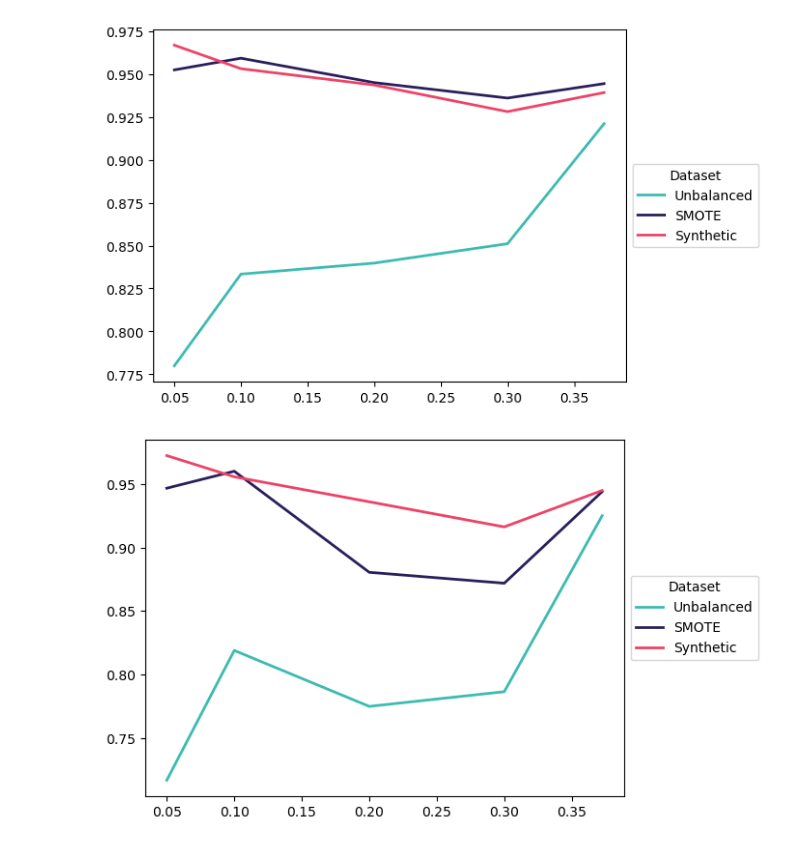
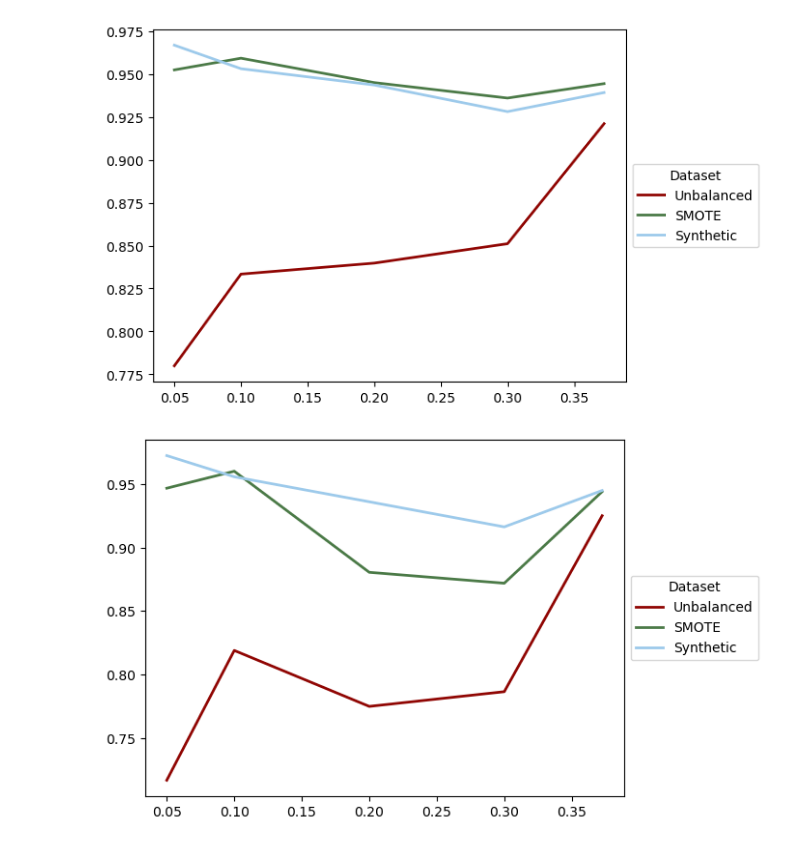
Before and after one commit to sprice134/MQP-2023, a Jupyter notebook: Code/Wole-Paper1/finalVersions/augmentationImbalnceTrends.ipynb, the cells around one changed output. Saved outputs shown, nothing was run; the diff lists cells and outputs as text; code cells hidden in the pictures.

```diff
--- a/Code/Wole-Paper1/finalVersions/augmentationImbalnceTrends.ipynb
+++ b/Code/Wole-Paper1/finalVersions/augmentationImbalnceTrends.ipynb
@@ -95,15 +95,15 @@ syn_wdbc = [.9391, 0.928, 0.9435, 0.953, 0.9667]
 wdbc_x_vals = [0.3725, 0.3, 0.2, 0.1, 0.05]
 
 
-plt.plot(wdbc_x_vals, raw_wdbc,  label='Unbalanced', color='#3CBBB1', linewidth=2)
-plt.plot(wdbc_x_vals, smote_wdbc, label='SMOTE', color='#2A1E5C', linewidth=2)
-plt.plot(wdbc_x_vals, syn_wdbc, label='Synthetic', color='#EE4266', linewidth=2)
+plt.plot(wdbc_x_vals, raw_wdbc,  label='Unbalanced', color='#900603', linewidth=2)
+plt.plot(wdbc_x_vals, smote_wdbc, label='SMOTE', color='#4B7A47', linewidth=2)
+plt.plot(wdbc_x_vals, syn_wdbc, label='Synthetic', color='#9DCAEB', linewidth=2)
 plt.legend(title='Dataset',loc='center left', bbox_to_anchor=(1, 0.5))
 
 
 plt.show()
 # %% [output]
-[figure, old version]
+[figure, new version]
 # %%
 '''
 WDBC_Stripped
@@ -114,37 +114,37 @@ RAW DATA
 [0.4105555555555556, 0.8656593406593407, 0.8656593406593407, 0.843783667313079, 0.888846153846154] -> 0.7749
 [0.7723809523809525, 0.8538095238095238, 0.8538095238095238, 0.7804761904761904, 0.8347619047619046] -> 0.819
 [0.62, 0.8333333333333333, 0.7333333333333333, 0.6966666666666667, 0.7] -> 0.7167
 SMOTE DATA
 [0.9272438920008991, 0.9470378203337043, 0.9559180634731559, 0.940160748356195, 0.9507796979387526] -> 0.9442
 [0.5875207791354, 0.9469455085107402, 0.9461586878629131, 0.9357061781715373, 0.9436610348044676] -> 0.872
 [0.586563647608346, 0.9537805892134426, 0.9514653398195749, 0.952825846163511, 0.9584505513737342] -> 0.8806
 [0.9402758872831406, 0.9613903120677358, 0.9619430027253444, 0.9697693282985584, 0.9678921798316085] -> 0.9603
 [0.903926539151057, 0.9527837156248891, 0.9517877146536741, 0.9675880279438293, 0.9585931036450267] -> 0.9469
 Synthetic DATA
 [0.9352504181331787, 0.9506578156063407, 0.9617938412100321, 0.9257054575640791, 0.9522673827459318] -> 0.9451
 [0.8451304347826086, 0.9375183287026303, 0.9405354073519254, 0.9302781059445691, 0.9285215324669025] -> 0.9164
 [0.8893617021276595, 0.9367182112815915, 0.9418811957318907, 0.9655617186221084, 0.9475200420051844] -> 0.9362
 [0.977593610892518, 0.960698993471477, 0.9672173528231796, 0.9011149811631143, 0.9727632386412601] -> 0.9559
 [0.9873837601747072, 0.9650312650051823, 0.9695011819778909, 0.9622770529812785, 0.9786589031281743] -> 0.9726
 '''
 
 raw_wdbc_stripped = [.9252, 0.7865, 0.7749, 0.819, 0.7167]
 smote_wdbc_stripped = [.9442, 0.872, 0.8806, 0.9603, 0.9469]
 syn_wdbc_stripped = [.9451, 0.9164, 0.9362, 0.9559, 0.9726]
 
 wdbc_x_vals_stripped = [0.3725, 0.3, 0.2, 0.1, 0.05]
 
 
 
-plt.plot(wdbc_x_vals_stripped, raw_wdbc_stripped,  label='Unbalanced', color='#3CBBB1', linewidth=2)
-plt.plot(wdbc_x_vals_stripped, smote_wdbc_stripped, label='SMOTE', color='#2A1E5C', linewidth=2)
-plt.plot(wdbc_x_vals_stripped, syn_wdbc_stripped, label='Synthetic', color='#EE4266', linewidth=2)
+plt.plot(wdbc_x_vals_stripped, raw_wdbc_stripped,  label='Unbalanced', color='#900603', linewidth=2)
+plt.plot(wdbc_x_vals_stripped, smote_wdbc_stripped, label='SMOTE', color='#4B7A47', linewidth=2)
+plt.plot(wdbc_x_vals_stripped, syn_wdbc_stripped, label='Synthetic', color='#9DCAEB', linewidth=2)
 plt.legend(title='Dataset',loc='center left', bbox_to_anchor=(1, 0.5))
 
 
 plt.show()
 # %% [output]
-[figure, old version]
+[figure, new version]
 # %%
 '''
 Surgical
```
Also changed, not shown: parts of 3 cells of this notebook, 7 other files.
